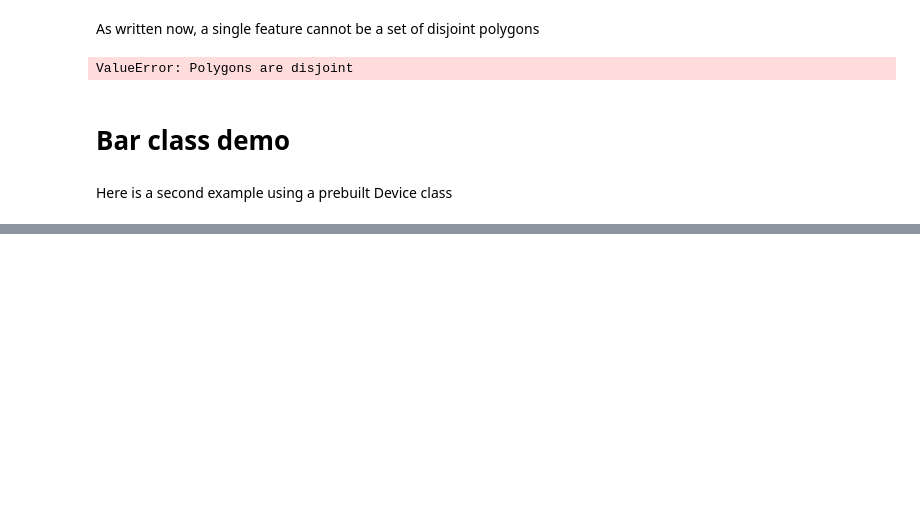
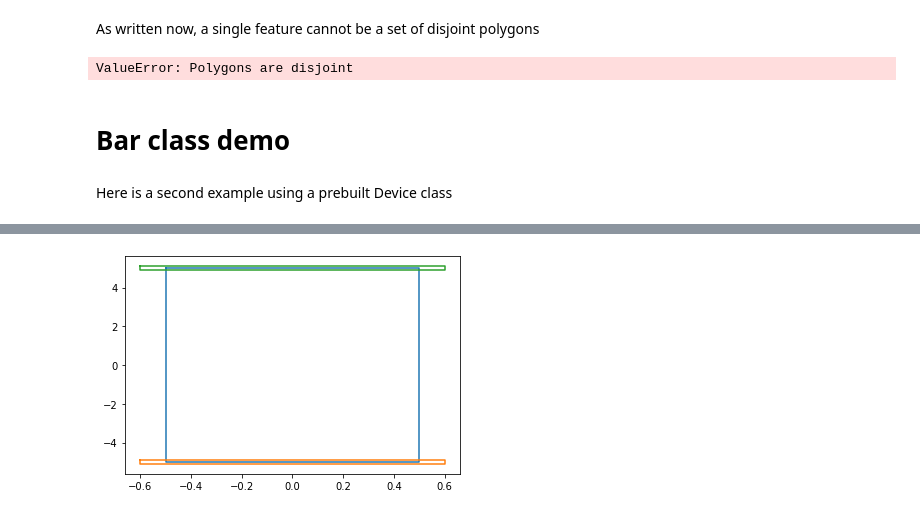
Before and after one commit to dgglab/pypolyfab, a Jupyter notebook: demo.ipynb, the cells around one changed output, grey strips where cells are left out. Cells and saved outputs as stored; diff of their text form; code cells hidden in the pictures; blank space fills up the shorter version.

```diff
--- a/demo.ipynb
+++ b/demo.ipynb
@@ -75,0 +82,5 @@ fig = bar.gen_fig()
+# %%
+bar_2 = bar.Bar(10,1)
+fig = bar_2.gen_fig()
+# %% [output]
+[figure, added]
```
Also changed, not shown: parts of 7 cells of this notebook, 1 other file.
